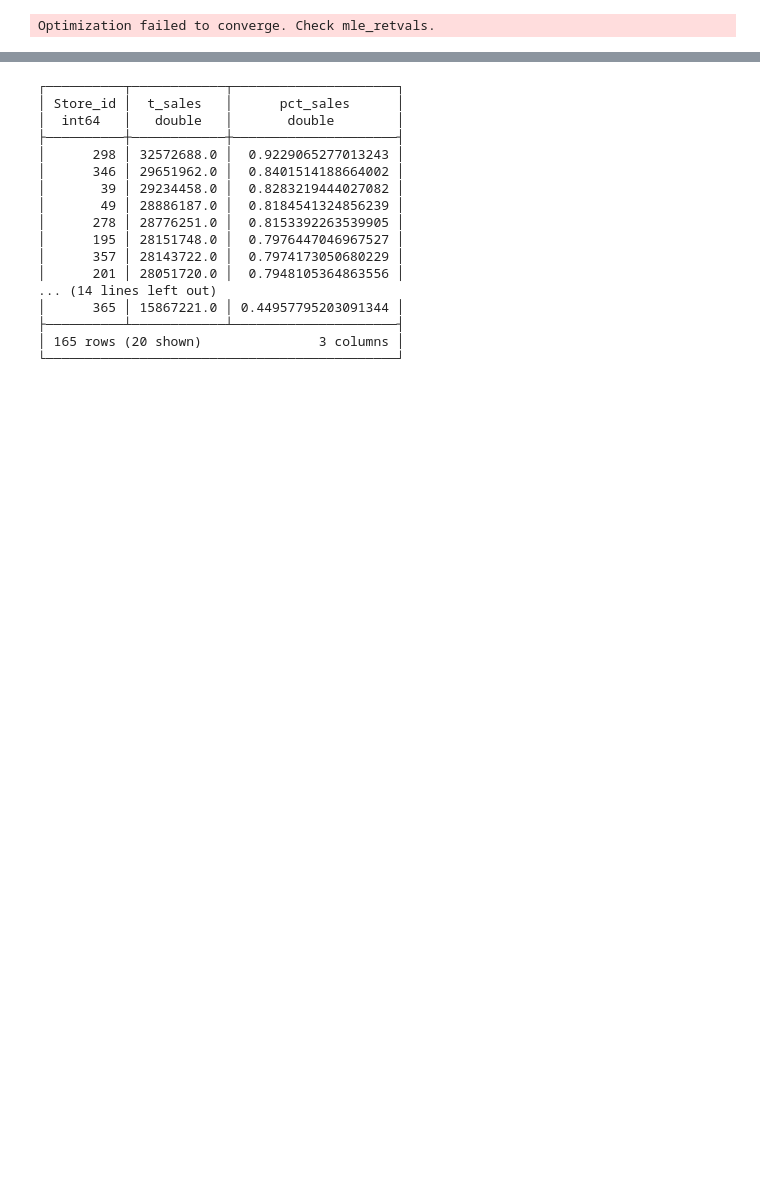
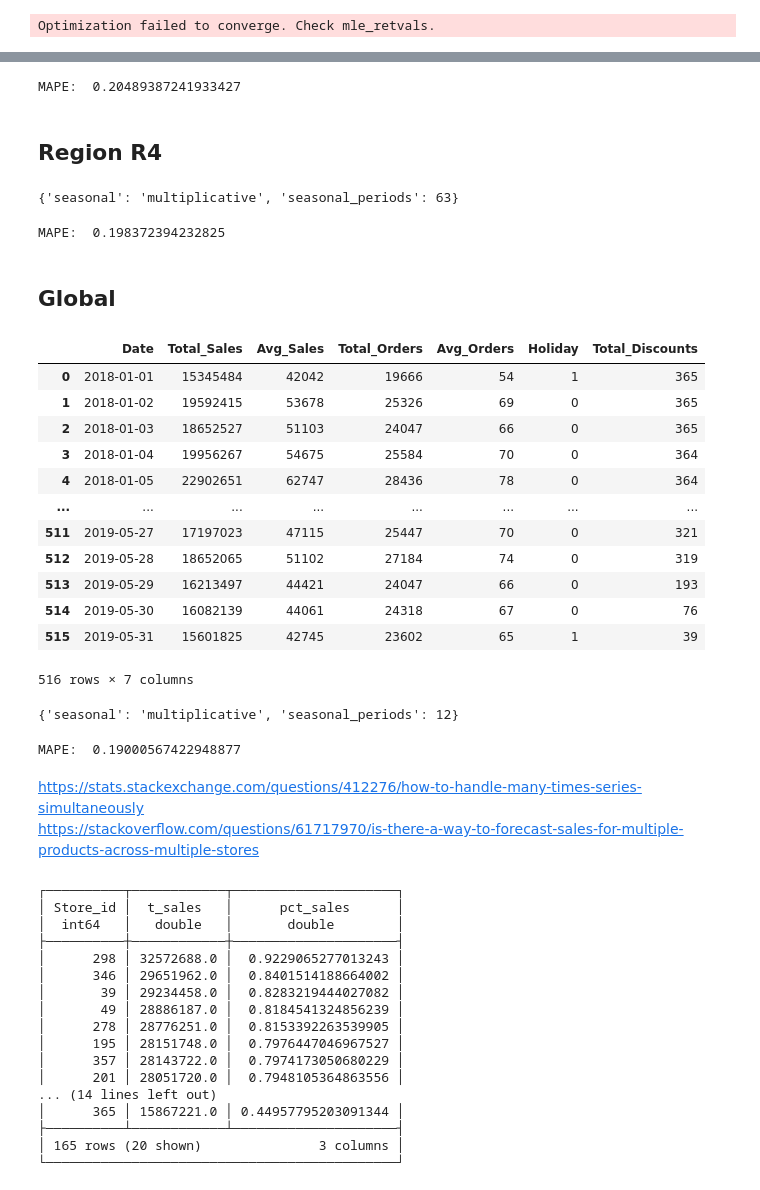
Before and after one commit to gautamnaik1994/SalesForecasting_ML_CaseStudy, a Jupyter notebook: notebooks/modelling/01.HoltWinterMethod.ipynb, the cells around one changed output, grey strips where cells are left out. Saved outputs shown, nothing was run; the diff lists cells and outputs as text; code cells hidden in the pictures; blank space fills up the shorter version.

```diff
--- a/notebooks/modelling/01.HoltWinterMethod.ipynb
+++ b/notebooks/modelling/01.HoltWinterMethod.ipynb
@@ -23,8 +28,7 @@ from sklearn.metrics import mean_absolute_percentage_error
 # %%
 df = pd.read_parquet("../../data/processed/train_enhanced.parquet")
-train_location_type_agg = pd.read_parquet("../../data/processed/train_location_type_agg.parquet")
+train_agg = pd.read_parquet("../../data/processed/train_agg.parquet")
 train_region_code_agg = pd.read_parquet("../../data/processed/train_region_code_agg.parquet")
-train_store_type_agg = pd.read_parquet("../../data/processed/train_store_type_agg.parquet")
 holiday_df= pd.read_csv("../../data/processed/holidays.csv")
 # %%
 def split_train_test(df, test_size=0.2):
@@ -97,3 +147,58 @@ https://stackoverflow.com/questions/61717970/is-there-a-way-to-forecast-sales-fo
+# %%
+ses = ExponentialSmoothing(train_train['Total_Sales'], seasonal = params['seasonal'], seasonal_periods=12,  freq='D').fit()
+plot_forecast(ses, train_train, train_test)
+print("MAPE: ",mean_absolute_percentage_error(train_test['Total_Sales'], ses.forecast(len(train_test))))
+# %% [output]
+MAPE:  0.20489387241933427
+# %% [markdown]
+## Region R4
+# %%
+train = train_region_code_agg[train_region_code_agg['Region_Code'] == 'R4'].set_index('Date')
+train_train, train_test = split_train_test(train)
+params = tune_parameters(train_train, train_test)
+print(params)
+# %% [output]
+{'seasonal': 'multiplicative', 'seasonal_periods': 63}
+# %%
+ses = ExponentialSmoothing(train_train['Total_Sales'], seasonal = params['seasonal'], seasonal_periods=12,  freq='D').fit()
+plot_forecast(ses, train_train, train_test)
+print("MAPE: ",mean_absolute_percentage_error(train_test['Total_Sales'], ses.forecast(len(train_test))))
+# %% [output]
+MAPE:  0.198372394232825
+# %% [markdown]
+## Global
+# %%
+train_agg
+# %% [output]
+|  | Date | Total_Sales | Avg_Sales | Total_Orders | Avg_Orders | Holiday | Total_Discounts |
+| 0 | 2018-01-01 | 15345484 | 42042 | 19666 | 54 | 1 | 365 |
+| 1 | 2018-01-02 | 19592415 | 53678 | 25326 | 69 | 0 | 365 |
+| 2 | 2018-01-03 | 18652527 | 51103 | 24047 | 66 | 0 | 365 |
+| 3 | 2018-01-04 | 19956267 | 54675 | 25584 | 70 | 0 | 364 |
+| 4 | 2018-01-05 | 22902651 | 62747 | 28436 | 78 | 0 | 364 |
+| ... | ... | ... | ... | ... | ... | ... | ... |
+| 511 | 2019-05-27 | 17197023 | 47115 | 25447 | 70 | 0 | 321 |
+| 512 | 2019-05-28 | 18652065 | 51102 | 27184 | 74 | 0 | 319 |
+| 513 | 2019-05-29 | 16213497 | 44421 | 24047 | 66 | 0 | 193 |
+| 514 | 2019-05-30 | 16082139 | 44061 | 24318 | 67 | 0 | 76 |
+| 515 | 2019-05-31 | 15601825 | 42745 | 23602 | 65 | 1 | 39 |
+516 rows × 7 columns
+# %%
+train = train_agg.set_index('Date')
+train_train, train_test = split_train_test(train)
+params = tune_parameters(train_train, train_test)
+print(params)
+# %% [output]
+{'seasonal': 'multiplicative', 'seasonal_periods': 12}
+# %%
+ses = ExponentialSmoothing(train_train['Total_Sales'], seasonal = params['seasonal'], seasonal_periods=12,  freq='D').fit()
+plot_forecast(ses, train_train, train_test)
+print("MAPE: ",mean_absolute_percentage_error(train_test['Total_Sales'], ses.forecast(len(train_test))))
+# %% [output]
+MAPE:  0.19000567422948877
+# %% [markdown]
+https://stats.stackexchange.com/questions/412276/how-to-handle-many-times-series-simultaneously
+https://stackoverflow.com/questions/61717970/is-there-a-way-to-forecast-sales-for-multiple-products-across-multiple-stores
 # %%
 db.sql("""
 select Store_id, round(sum(Sales),0) t_sales,
```
Also changed, not shown: parts of 21 cells of this notebook, 3 other files.
